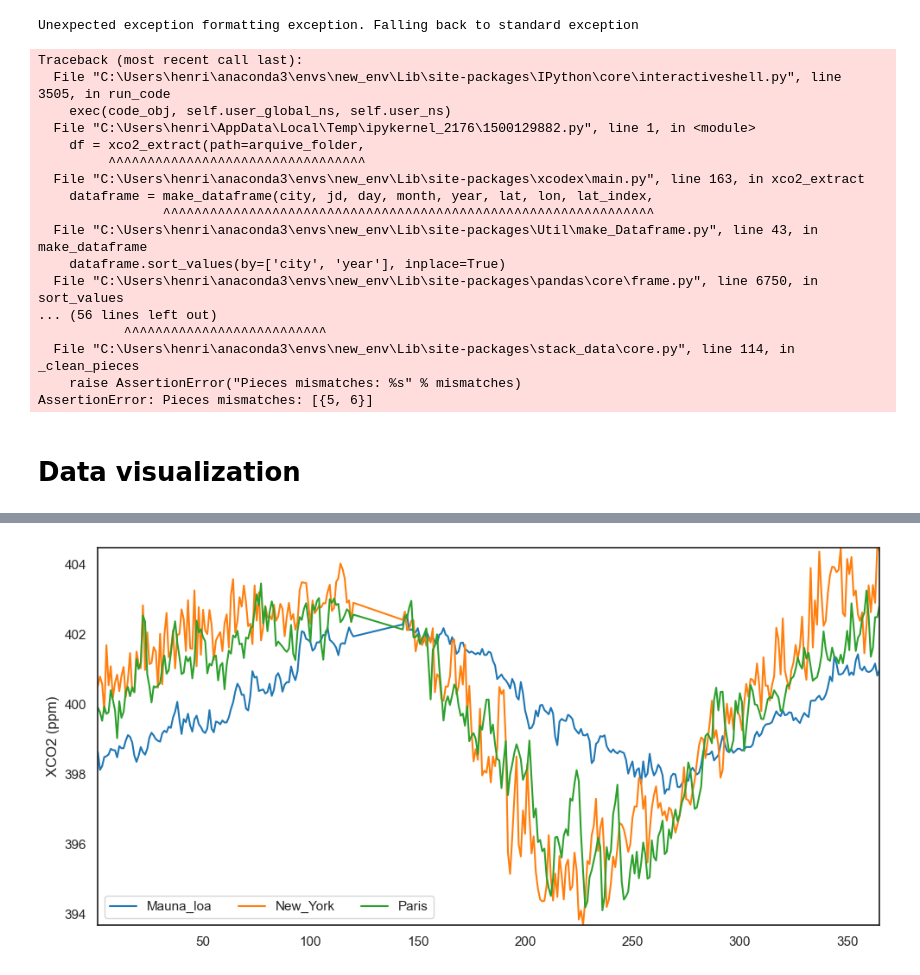
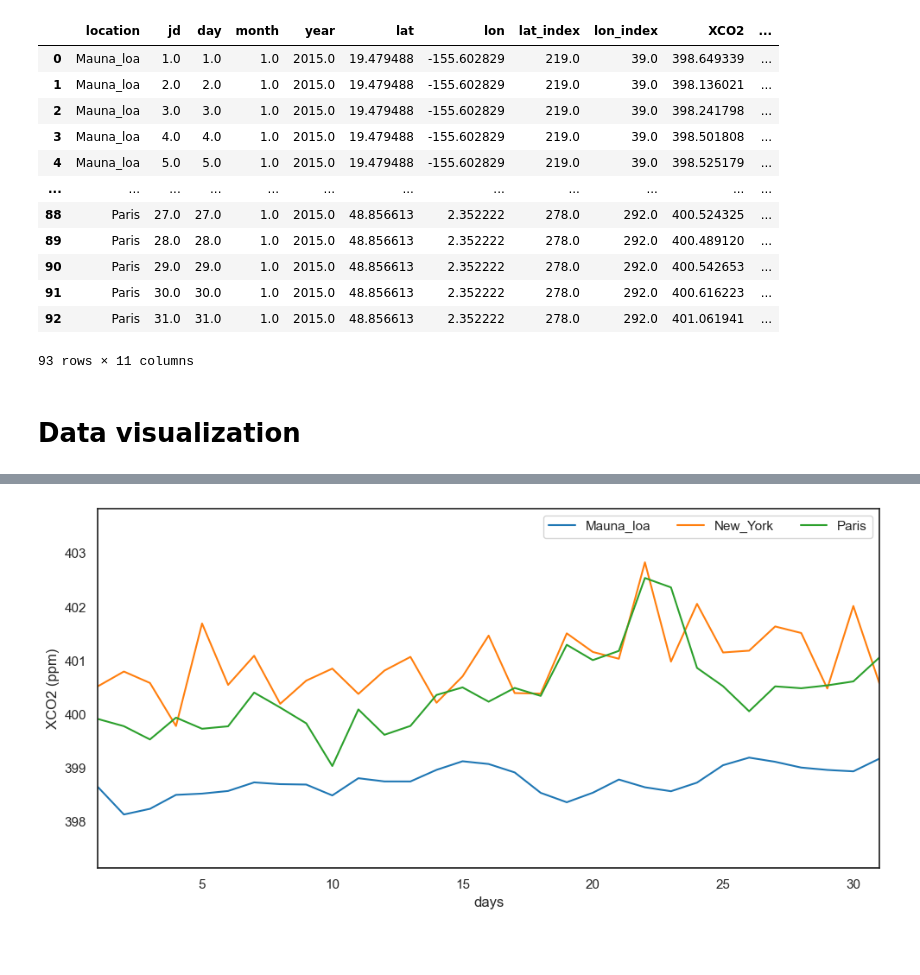
Before and after one commit to henriquefl24/xcodex, a Jupyter notebook: xcodex_tutorial.ipynb, the cells around one changed output, grey strips where cells are left out. Saved outputs shown, nothing was run; the diff lists cells and outputs as text; code cells hidden in the pictures; blank space fills up the shorter version.

```diff
--- a/xcodex_tutorial.ipynb
+++ b/xcodex_tutorial.ipynb
@@ -9,6 +9,6 @@ from xcodex.main import download_file, xco2_extract
 # Setting historical serie
 
 start_date = "1st of January, 2015"
-end_date = "31st of December, 2015"
+end_date = "31st of January, 2015"
 
 download_file(start_date, end_date) # Downloading .nc4 files (Global)
@@ -27,24 +45,19 @@ df = xco2_extract(path=arquive_folder,
                   missing_data=False,
                   **locations); df # Extracting XCO2
 # %% [output]
+|  | location | jd | day | month | year | lat | lon | lat_index | lon_index | XCO2 | ... |
+| 0 | Mauna_loa | 1.0 | 1.0 | 1.0 | 2015.0 | 19.479488 | -155.602829 | 219.0 | 39.0 | 398.649339 | ... |
+| 1 | Mauna_loa | 2.0 | 2.0 | 1.0 | 2015.0 | 19.479488 | -155.602829 | 219.0 | 39.0 | 398.136021 | ... |
+| 2 | Mauna_loa | 3.0 | 3.0 | 1.0 | 2015.0 | 19.479488 | -155.602829 | 219.0 | 39.0 | 398.241798 | ... |
+| 3 | Mauna_loa | 4.0 | 4.0 | 1.0 | 2015.0 | 19.479488 | -155.602829 | 219.0 | 39.0 | 398.501808 | ... |
+| 4 | Mauna_loa | 5.0 | 5.0 | 1.0 | 2015.0 | 19.479488 | -155.602829 | 219.0 | 39.0 | 398.525179 | ... |
+| ... | ... | ... | ... | ... | ... | ... | ... | ... | ... | ... | ... |
+| 88 | Paris | 27.0 | 27.0 | 1.0 | 2015.0 | 48.856613 | 2.352222 | 278.0 | 292.0 | 400.524325 | ... |
+| 89 | Paris | 28.0 | 28.0 | 1.0 | 2015.0 | 48.856613 | 2.352222 | 278.0 | 292.0 | 400.489120 | ... |
+| 90 | Paris | 29.0 | 29.0 | 1.0 | 2015.0 | 48.856613 | 2.352222 | 278.0 | 292.0 | 400.542653 | ... |
+| 91 | Paris | 30.0 | 30.0 | 1.0 | 2015.0 | 48.856613 | 2.352222 | 278.0 | 292.0 | 400.616223 | ... |
+| 92 | Paris | 31.0 | 31.0 | 1.0 | 2015.0 | 48.856613 | 2.352222 | 278.0 | 292.0 | 401.061941 | ... |
-Unexpected exception formatting exception. Falling back to standard exception
+93 rows × 11 columns
-Traceback (most recent call last):
-  File "C:\Users\henri\anaconda3\envs\new_env\Lib\site-packages\IPython\core\interactiveshell.py", line 3505, in run_code
-    exec(code_obj, self.user_global_ns, self.user_ns)
-  File "C:\Users\henri\AppData\Local\Temp\ipykernel_2176\1500129882.py", line 1, in <module>
-    df = xco2_extract(path=arquive_folder,
-         ^^^^^^^^^^^^^^^^^^^^^^^^^^^^^^^^^
-  File "C:\Users\henri\anaconda3\envs\new_env\Lib\site-packages\xcodex\main.py", line 163, in xco2_extract
-    dataframe = make_dataframe(city, jd, day, month, year, lat, lon, lat_index,
-                ^^^^^^^^^^^^^^^^^^^^^^^^^^^^^^^^^^^^^^^^^^^^^^^^^^^^^^^^^^^^^^^
-  File "C:\Users\henri\anaconda3\envs\new_env\Lib\site-packages\Util\make_Dataframe.py", line 43, in make_dataframe
-    dataframe.sort_values(by=['city', 'year'], inplace=True)
-  File "C:\Users\henri\anaconda3\envs\new_env\Lib\site-packages\pandas\core\frame.py", line 6750, in sort_values
-... (56 lines left out)
-           ^^^^^^^^^^^^^^^^^^^^^^^^^^
-  File "C:\Users\henri\anaconda3\envs\new_env\Lib\site-packages\stack_data\core.py", line 114, in _clean_pieces
-    raise AssertionError("Pieces mismatches: %s" % mismatches)
-AssertionError: Pieces mismatches: [{5, 6}]
 # %% [markdown]
 # Data visualization
 # %%
@@ -97,32 +110,32 @@ fig.show()
 import matplotlib.pyplot as plt
 import seaborn as sns
 
 plt.figure(figsize=(10,5))
 
 sns.set_theme(font_scale=1, style="white")
 
 sns.lineplot(data=df,
              x="jd",
              y='XCO2',
              hue='location',
              errorbar=('ci',0),
              palette="tab10")
 
 plt.xlabel("days")
 plt.ylabel("XCO2 (ppm)")
 
 plt.xlim(min(df.jd), max(df.jd))
-plt.ylim(min(df.xco2), max(df.xco2))
+plt.ylim(min(df.XCO2-1), max(df.XCO2+1))
 
 sns.despine(right=False,
             top=False)
 
 plt.legend(ncol=3)
 
 plt.tight_layout()
 
 #plt.savefig("xcodex_locations.png", dpi=300)
 
 plt.show()
 # %% [output]
-[figure, old version]
+[figure, new version]
```
Also changed, not shown: parts of 1 cell of this notebook.
